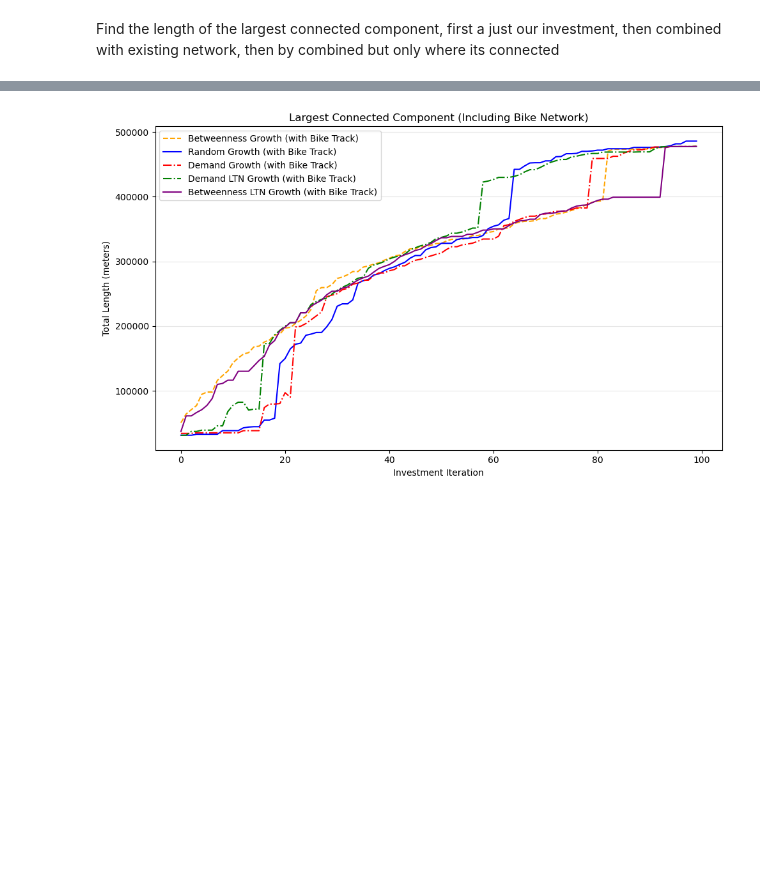
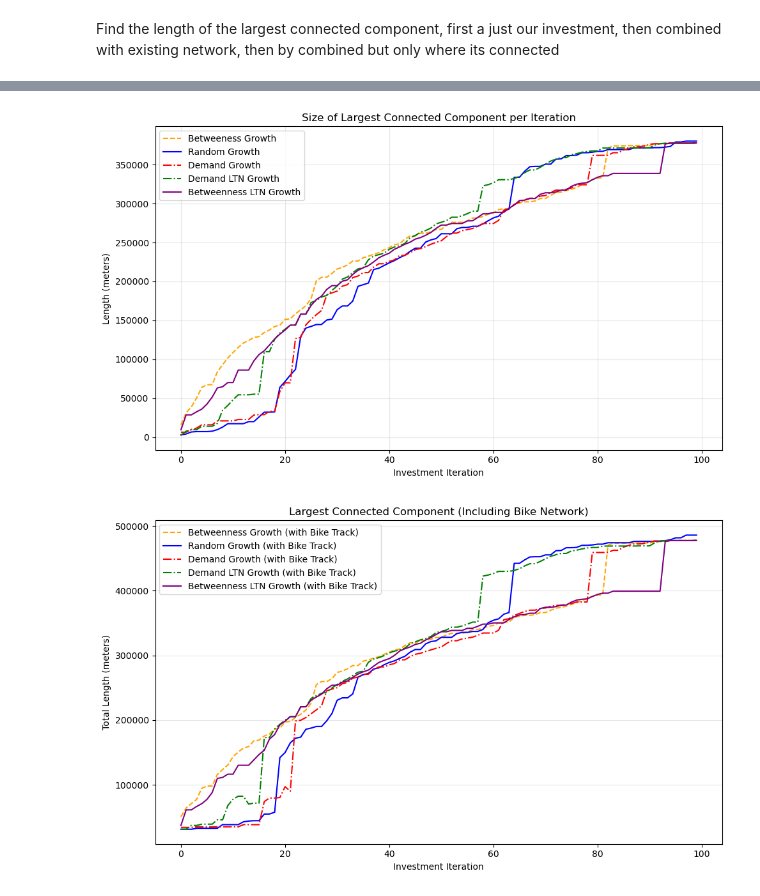
Before and after one commit to Froguin99/bikenwgrowth-with-LTNs, a Jupyter notebook: code/05_analyze_results.ipynb, the cells around one changed output, grey strips where cells are left out. Drawn from its saved outputs; the diff is of its cells as text; code cells hidden in the pictures; blank space fills up the shorter version.

Commit message:
Changed calculation of LCC to length from no of nodes

```diff
--- a/code/05_analyze_results.ipynb
+++ b/code/05_analyze_results.ipynb
@@ -1228,3 +1200,92 @@ plt.show()
+# %%
+def get_longest_connected_components(G):
+    """Returns the longest connected components of a graph."""
+    components = nx.weakly_connected_components(G)
+    max_length = 0
+    max_component = None
+    for comp in components:
+        subgraph = G.subgraph(comp)
+        length = sum(data['length'] for _, _, data in subgraph.edges(data=True))
+        if length > max_length:
+            max_length = length
+            max_component = comp
+
+    return sum(data['length'] for _, _, data in G.subgraph(max_component).edges(data=True)) if max_component else 0
+
+
+## largest connected component is calculated as longest (length of edges) connected component
+# this is because we are interested in how far a cyclist can travel, rather than the numeber of nodes
+
+if os.path.exists(analysis_res_pickle):
+    with open(analysis_res_pickle, 'rb') as f:
+        analysis_results = pickle.load(f)
+else:
+    analysis_results = {}
+
+if rerun or 'lcc_lengths_GTs' not in analysis_results:
+    # Compute LCC lengths
+        lcc_data = {
+            'lcc_lengths_GTs': [
+                get_longest_connected_components(G) for G in GTs
+            ],
+            'lcc_lengths_GTs_random': [
+                get_longest_connected_components(G) for G in GTs_random
+            ],
+            'lcc_lengths_GTs_demand': [
+                get_longest_connected_components(G) for G in GTs_demand
+            ],
+            'lcc_lengths_GTs_demand_ltn_priority': [
+                get_longest_connected_components(G) for G in GTs_demand_ltn_priority
+            ],
+            'lcc_lengths_GTs_betweenness_ltn_priority': [
+                get_longest_connected_components(G) for G in GTs_betweenness_ltn_priority
+            ]
+        }
+
+
+analysis_results.update(lcc_data)
+
+with open(analysis_res_pickle, 'wb') as f:
+    pickle.dump(analysis_results, f)
+pd.DataFrame({k: pd.Series(v) for k,v in analysis_results.items()}) \
+    .to_csv(analysis_res_csv, index=False)
+
+# Plot LCC lengths
+plt.figure(figsize=(10, 6))
+plt.plot(
+    analysis_results['lcc_lengths_GTs'],
+    '--', color='orange', label='Betweeness Growth'
+)
+plt.plot(
+    analysis_results['lcc_lengths_GTs_random'],
+    '-', color='blue', label='Random Growth'
+)
+
+plt.plot(
+    analysis_results['lcc_lengths_GTs_demand'],
+    '-.', color='red', label='Demand Growth'
+)
+plt.plot(
+    analysis_results['lcc_lengths_GTs_demand_ltn_priority'],
+    '-.', color='green', label='Demand LTN Growth'
+)
+plt.plot(
+    analysis_results['lcc_lengths_GTs_betweenness_ltn_priority'],
+    '-', color='purple', label='Betweenness LTN Growth'
+)
+plt.xlabel('Investment Iteration')
+plt.ylabel('Length (meters)')
+plt.title('Size of Largest Connected Component per Iteration')
+plt.legend()
+plt.grid(True, alpha=0.3)
+plt.tight_layout()
+output_path = PATH["plots"] + "/" + placeid + "/size_of_lcc.png"
+plt.savefig(output_path, dpi=300)
+
+
+plt.show()
+# %% [output]
+[figure, added]
 # %%
 # def compute_lcc_lengths(graph_list, G_biketrack):
 #     """Computes the total length of the largest connected component for each graph in the list."""
```
Also changed, not shown: parts of 16 cells of this notebook.
